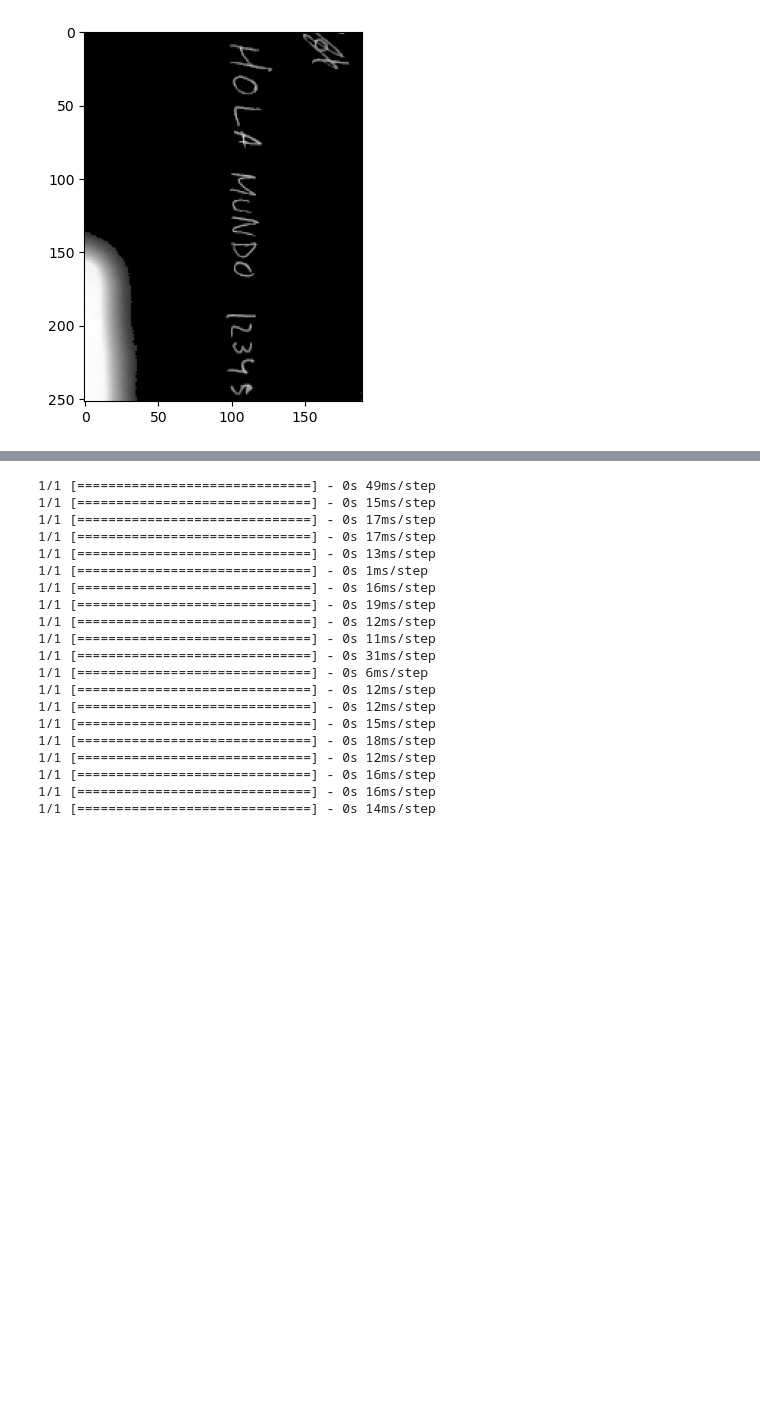
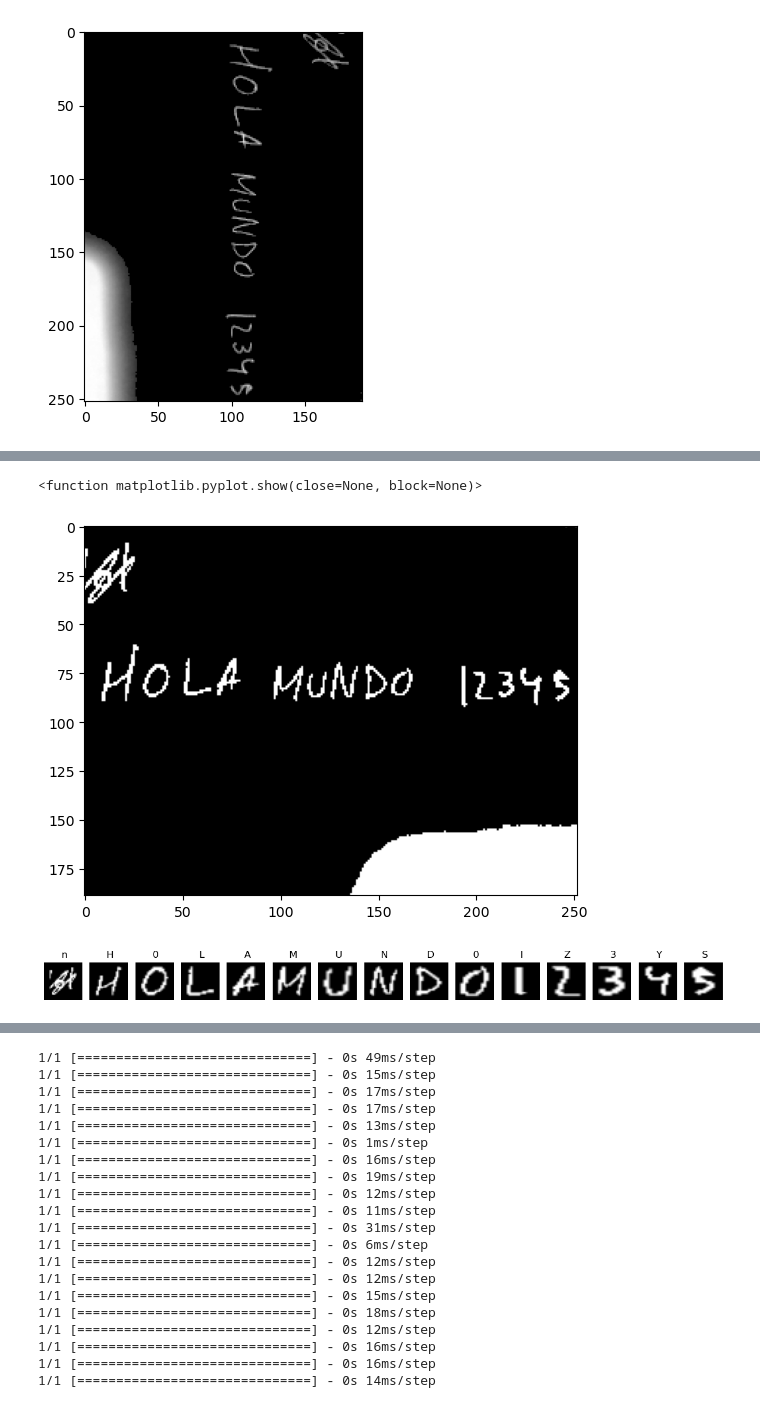
Before and after one commit to ancare2/Trabajo_ReconocimientoTexto, a Jupyter notebook: Prueba_OCRs.ipynb, the cells around one changed output, grey strips where cells are left out. Drawn from its saved outputs; the diff is of its cells as text; code cells hidden in the pictures; blank space fills up the shorter version.

```diff
--- a/Prueba_OCRs.ipynb
+++ b/Prueba_OCRs.ipynb
@@ -123,0 +102,69 @@ masked_image = rotate(masked_image, 90, reshape = True)
+# %%
+ed_model_02 = tensorflow.keras.models.load_model('modelos\modelo_C_04.keras')
+
+LABELS = ['0', '1', '2', '3', '4', '5', '6', '7', '8', '9',
+          'A', 'B', 'C', 'D', 'E', 'F', 'G', 'H', 'I', 'J', 'K', 'L', 'M', 'N', 'O', 'P', 'Q', 'R', 'S', 'T', 'U', 'V', 'W', 'X', 'Y', 'Z',
+          'a', 'b', 'd', 'e', 'f', 'g', 'h', 'n', 'q', 'r', 't']
+
+index_to_label = {i: label for i, label in enumerate(LABELS)}
+
+# Apply thresholding if the image is not binary
+_, binary_image = cv2.threshold(masked_image, .2, 1, cv2.THRESH_BINARY)
+
+binary_image = np.uint8(binary_image)
+# Aplicar Connected Component Analysis
+plt.imshow(binary_image, cmap="gray")
+plt.show
+regiones_recortadas = []
+_, labels, stats, centroids = cv2.connectedComponentsWithStats(binary_image)
+
+# Iterar a través de los componentes conectados y filtrar por ciertas estadísticas
+for i, stat in enumerate(stats):
+    # Filtrar componentes conectados basados en ciertas estadísticas (área, posición, etc.)
+    # Por ejemplo, puedes filtrar por el área para eliminar componentes pequeños o grandes
+    area = stat[cv2.CC_STAT_AREA]
+    if area > 25 and area < 700:  # Cambia estos valores según tus necesidades
+        # Dibujar un rectángulo alrededor del componente conectado
+        x, y, w, h = stat[cv2.CC_STAT_LEFT], stat[cv2.CC_STAT_TOP], stat[cv2.CC_STAT_WIDTH], stat[cv2.CC_STAT_HEIGHT]
+        # cv2.rectangle(edged_image, (x, y), (x + w, y + h), (255, 0, 0), 2) #Diguja los rectángulos en la imagen
+
+        # Recortar la región del rectángulo de la imagen original
+        roi = binary_image[y:y+h, x:x+w]
+        centroide = centroids[i]
+        regiones_recortadas.append((roi, centroide))
+
+# Ordenar las regiones por las coordenadas de los centroides
+regiones_ordenadas = sorted(regiones_recortadas, key=lambda x: (x[1][0], x[1][1]))
+fig, axs = plt.subplots(1, len(regiones_ordenadas), figsize=(15, 3))
+
+# Guardar las letras en orden de aparición en la carpeta "fotos"
+for i, (region, _) in enumerate(regiones_ordenadas):
+
+    border_size = int(region.shape[0] * .2)  # You can adjust this value
+
+    # Create a black border around the image
+    image_with_border = cv2.copyMakeBorder(
+    region,
+    top=border_size,
+    bottom=border_size,
+    left=border_size,
+    right=border_size,
+    borderType=cv2.BORDER_CONSTANT,
+    value=[0, 0, 0]  # Black color in BGR format
+    )
+    resized_matrix = resize(image_with_border, (28, 28), anti_aliasing=False)
+    imagen_array = np.array(resized_matrix).reshape(1, 784)
+    imagen_normalizada = imagen_array.astype('float32')
+    normalized_image = (imagen_normalizada - np.min(imagen_normalizada)) / (np.max(imagen_normalizada) - np.min(imagen_normalizada))
+    prediction = ed_model_02.predict(normalized_image)
+    predicted_class = np.argmax(prediction)
+    predicted_label = index_to_label[predicted_class]
+    # print(predicted_label)
+    # plt.imshow(region, cmap='gray')
+    # title = f'Predicción: {predicted_label}'
+    # plt.title(title)
+    axs[i].imshow(imagen_normalizada.reshape(28, 28), cmap='gray')
+    axs[i].axis('off')  # Turn off axis labels
+    axs[i].set_title(f' {predicted_label}')
+plt.show
+# %% [output]
@@ -123,0 +186,3 @@ masked_image = rotate(masked_image, 90, reshape = True)
+<function matplotlib.pyplot.show(close=None, block=None)>
+[figure, added]
+[figure, added]
```
Also changed, not shown: parts of 12 cells of this notebook, 2 other files.
